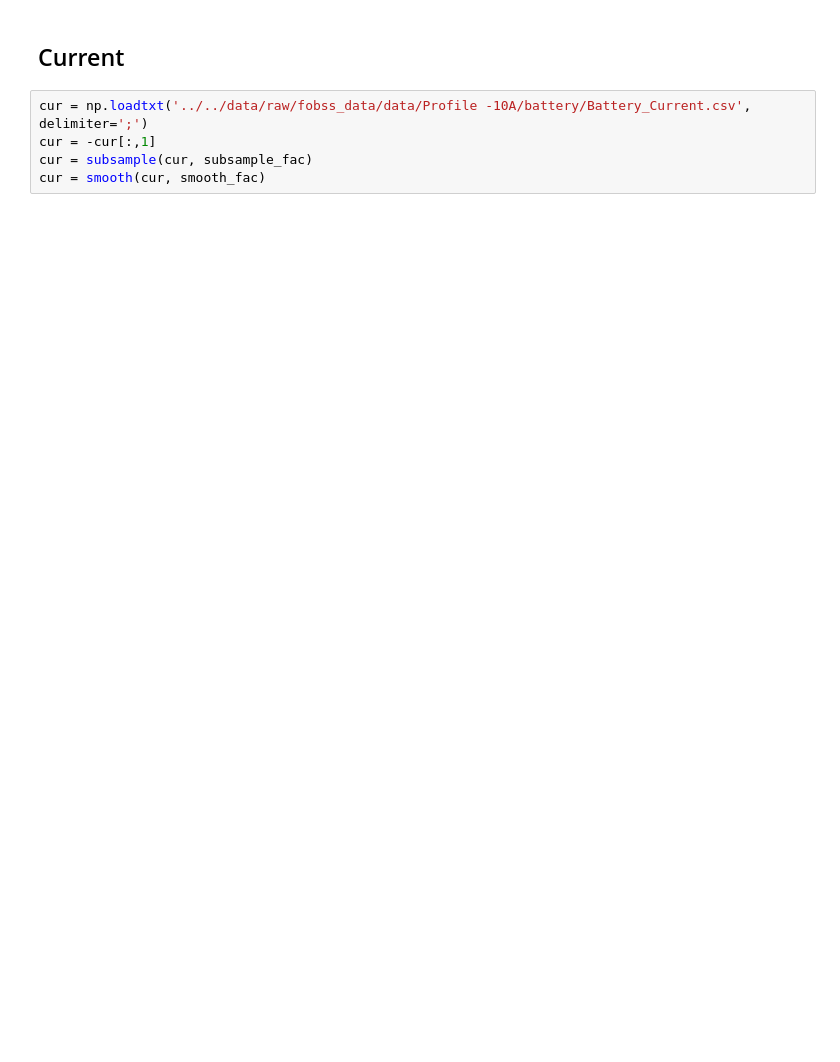
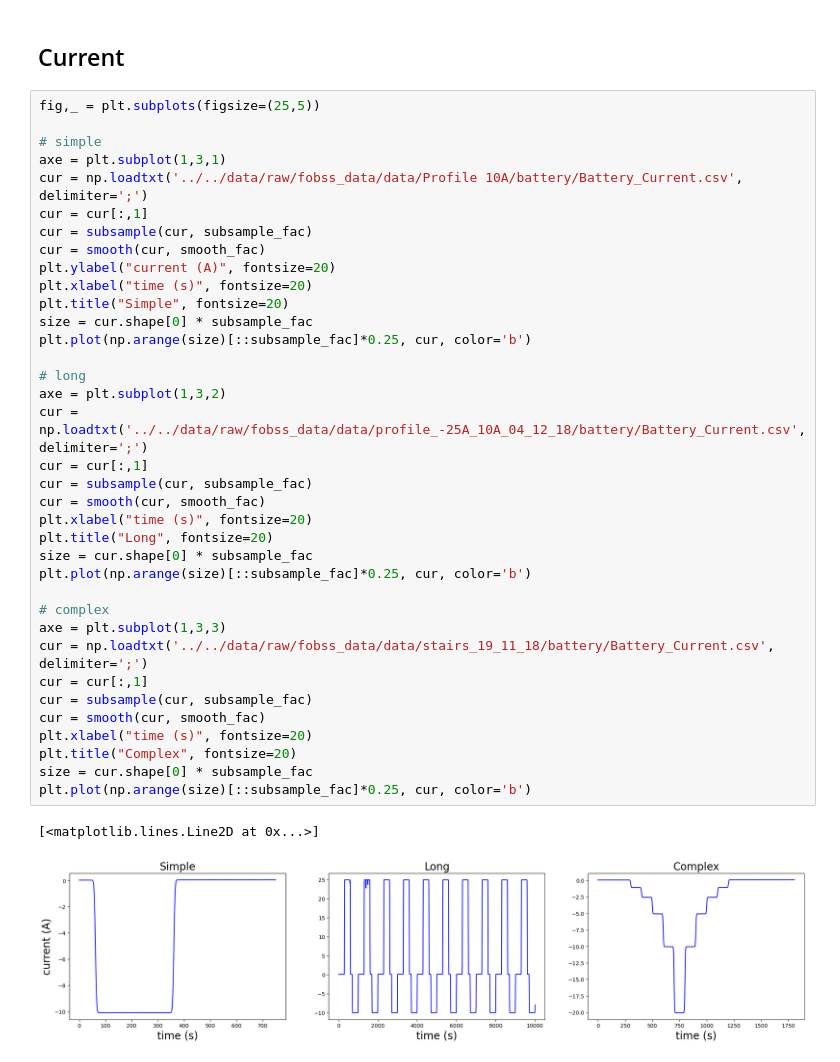
Before and after one commit to Energy-Theory-Guided-Data-Science/Battery-System, a Jupyter notebook: Battery-System/notebooks/features/fobss_preprocessing_script.ipynb, the cells around one changed output. Saved outputs shown, nothing was run; the diff lists cells and outputs as text; blank space fills up the shorter version.

```diff
--- a/Battery-System/notebooks/features/fobss_preprocessing_script.ipynb
+++ b/Battery-System/notebooks/features/fobss_preprocessing_script.ipynb
@@ -52,7 +59,41 @@ plt.title("Complex", fontsize=20)
 # %% [markdown]
 ## Current
-# %%
-cur = np.loadtxt('../../data/raw/fobss_data/data/Profile -10A/battery/Battery_Current.csv', delimiter=';')
-cur = -cur[:,1]
-cur = subsample(cur, subsample_fac)
-cur = smooth(cur, smooth_fac)
+# %%
+fig,_ = plt.subplots(figsize=(25,5))
+
+# simple
+axe = plt.subplot(1,3,1)
+cur = np.loadtxt('../../data/raw/fobss_data/data/Profile 10A/battery/Battery_Current.csv', delimiter=';')
+cur = cur[:,1]
+cur = subsample(cur, subsample_fac)
+cur = smooth(cur, smooth_fac)
+plt.ylabel("current (A)", fontsize=20)
+plt.xlabel("time (s)", fontsize=20)
+plt.title("Simple", fontsize=20)
+size = cur.shape[0] * subsample_fac
+plt.plot(np.arange(size)[::subsample_fac]*0.25, cur, color='b')
+
+# long
+axe = plt.subplot(1,3,2)
+cur = np.loadtxt('../../data/raw/fobss_data/data/profile_-25A_10A_04_12_18/battery/Battery_Current.csv', delimiter=';')
+cur = cur[:,1]
+cur = subsample(cur, subsample_fac)
+cur = smooth(cur, smooth_fac)
+plt.xlabel("time (s)", fontsize=20)
+plt.title("Long", fontsize=20)
+size = cur.shape[0] * subsample_fac
+plt.plot(np.arange(size)[::subsample_fac]*0.25, cur, color='b')
+
+# complex
+axe = plt.subplot(1,3,3)
+cur = np.loadtxt('../../data/raw/fobss_data/data/stairs_19_11_18/battery/Battery_Current.csv', delimiter=';')
+cur = cur[:,1]
+cur = subsample(cur, subsample_fac)
+cur = smooth(cur, smooth_fac)
+plt.xlabel("time (s)", fontsize=20)
+plt.title("Complex", fontsize=20)
+size = cur.shape[0] * subsample_fac
+plt.plot(np.arange(size)[::subsample_fac]*0.25, cur, color='b')
+# %% [output]
+[<matplotlib.lines.Line2D at 0x...>]
+[figure, added]
```
Also changed, not shown: parts of 12 cells of this notebook, 42 other files.
